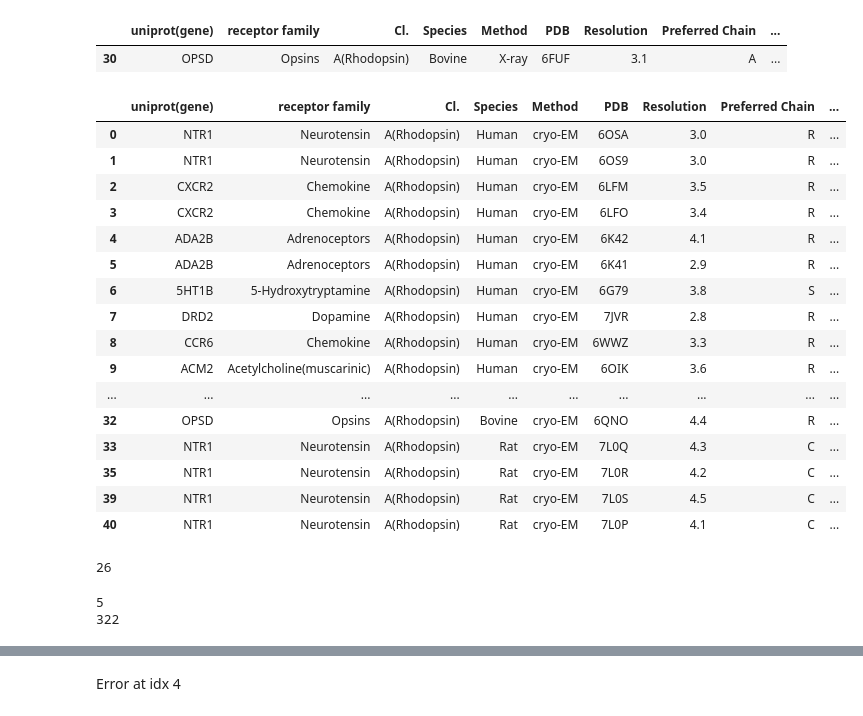
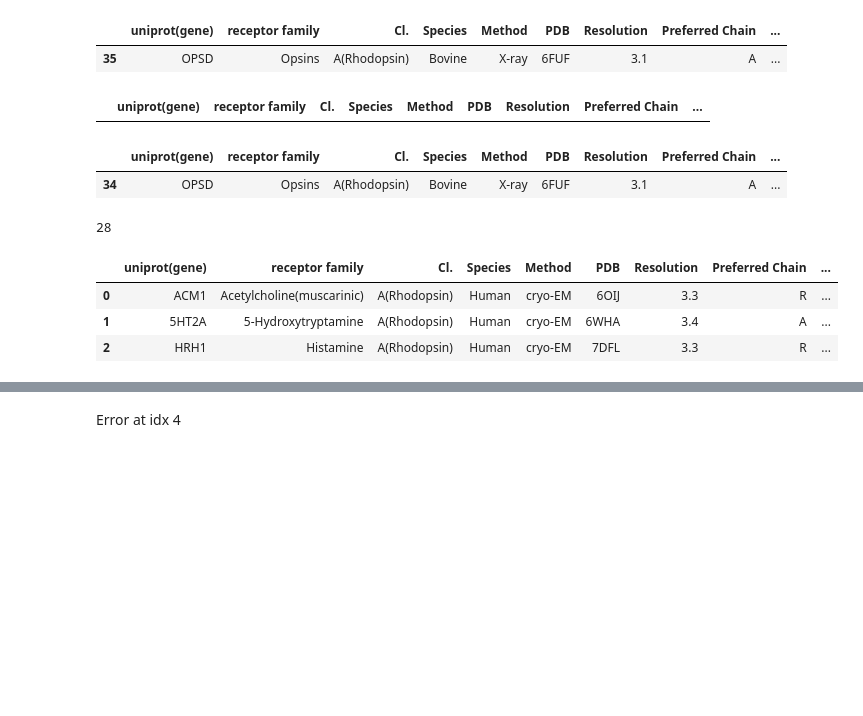
Before and after one commit to flurinh/mt, a Jupyter notebook: process.ipynb, the cells around one changed output, grey strips where cells are left out. Saved outputs shown, nothing was run; the diff lists cells and outputs as text; code cells hidden in the pictures; blank space fills up the shorter version.

```diff
--- a/process.ipynb
+++ b/process.ipynb
@@ -28,34 +29,27 @@ len(f_gio)
-# %%
-f_gio[f_gio['PDB']=='6FUF']
-# %% [output]
-|  | uniprot(gene) | receptor family | Cl. | Species | Method | PDB | Resolution | Preferred Chain | ... |
-| 30 | OPSD | Opsins | A(Rhodopsin) | Bovine | X-ray | 6FUF | 3.1 | A | ... |
+# %%
+fuf = f_gio[f_gio['PDB']=='6FUF']
+# %%
+fuf
+# %% [output]
+|  | uniprot(gene) | receptor family | Cl. | Species | Method | PDB | Resolution | Preferred Chain | ... |
+| 35 | OPSD | Opsins | A(Rhodopsin) | Bovine | X-ray | 6FUF | 3.1 | A | ... |
 # %%
 f_gio = f_gio[f_gio['Method']!='X-ray']
 # Combine with 6FUF
+# %%
+f_gio[f_gio['PDB']=='6FUF']
+# %% [output]
+|  | uniprot(gene) | receptor family | Cl. | Species | Method | PDB | Resolution | Preferred Chain | ... |
+# %%
+f_gio = f_gio.append(fuf).reset_index(drop=True)
 # %%
-f_gio
+f_gio[f_gio['PDB']=='6FUF']
 # %% [output]
 |  | uniprot(gene) | receptor family | Cl. | Species | Method | PDB | Resolution | Preferred Chain | ... |
-| 0 | NTR1 | Neurotensin | A(Rhodopsin) | Human | cryo-EM | 6OSA | 3.0 | R | ... |
-| 1 | NTR1 | Neurotensin | A(Rhodopsin) | Human | cryo-EM | 6OS9 | 3.0 | R | ... |
-| 2 | CXCR2 | Chemokine | A(Rhodopsin) | Human | cryo-EM | 6LFM | 3.5 | R | ... |
-| 3 | CXCR2 | Chemokine | A(Rhodopsin) | Human | cryo-EM | 6LFO | 3.4 | R | ... |
-| 4 | ADA2B | Adrenoceptors | A(Rhodopsin) | Human | cryo-EM | 6K42 | 4.1 | R | ... |
-| 5 | ADA2B | Adrenoceptors | A(Rhodopsin) | Human | cryo-EM | 6K41 | 2.9 | R | ... |
-| 6 | 5HT1B | 5-Hydroxytryptamine | A(Rhodopsin) | Human | cryo-EM | 6G79 | 3.8 | S | ... |
-| 7 | DRD2 | Dopamine | A(Rhodopsin) | Human | cryo-EM | 7JVR | 2.8 | R | ... |
-| 8 | CCR6 | Chemokine | A(Rhodopsin) | Human | cryo-EM | 6WWZ | 3.3 | R | ... |
-| 9 | ACM2 | Acetylcholine(muscarinic) | A(Rhodopsin) | Human | cryo-EM | 6OIK | 3.6 | R | ... |
-| ... | ... | ... | ... | ... | ... | ... | ... | ... | ... |
-| 32 | OPSD | Opsins | A(Rhodopsin) | Bovine | cryo-EM | 6QNO | 4.4 | R | ... |
-| 33 | NTR1 | Neurotensin | A(Rhodopsin) | Rat | cryo-EM | 7L0Q | 4.3 | C | ... |
-| 35 | NTR1 | Neurotensin | A(Rhodopsin) | Rat | cryo-EM | 7L0R | 4.2 | C | ... |
-| 39 | NTR1 | Neurotensin | A(Rhodopsin) | Rat | cryo-EM | 7L0S | 4.5 | C | ... |
-| 40 | NTR1 | Neurotensin | A(Rhodopsin) | Rat | cryo-EM | 7L0P | 4.1 | C | ... |
+| 34 | OPSD | Opsins | A(Rhodopsin) | Bovine | X-ray | 6FUF | 3.1 | A | ... |
 # %%
-f_gs = p.filter_dfl_via_table(State='Active', Cl='A', Family='Gs', gprotein=True)
+f_gs = p.filter_dfl_via_table(State='Active', Cl='Rhodopsin', Family='Gs', gprotein=True)
 len(f_gs)
 # %% [output]
-26
+28
 # %%
@@ -63,8 +57,8 @@ f_q11 = p.filter_dfl_via_table(State='Active', Cl='A', Family='Gq/11', gprotein=
 # %%
-for i in range(len(p.dfl)):
-    if p.dfl[i]['PDB'].iloc[0] == '6K41':
-        print(i)
+f_q11
 # %% [output]
-5
-322
+|  | uniprot(gene) | receptor family | Cl. | Species | Method | PDB | Resolution | Preferred Chain | ... |
+| 0 | ACM1 | Acetylcholine(muscarinic) | A(Rhodopsin) | Human | cryo-EM | 6OIJ | 3.3 | R | ... |
+| 1 | 5HT2A | 5-Hydroxytryptamine | A(Rhodopsin) | Human | cryo-EM | 6WHA | 3.4 | A | ... |
+| 2 | HRH1 | Histamine | A(Rhodopsin) | Human | cryo-EM | 7DFL | 3.3 | R | ... |
 # %%
```
Also changed, not shown: parts of 9 cells of this notebook, 2 other files.
